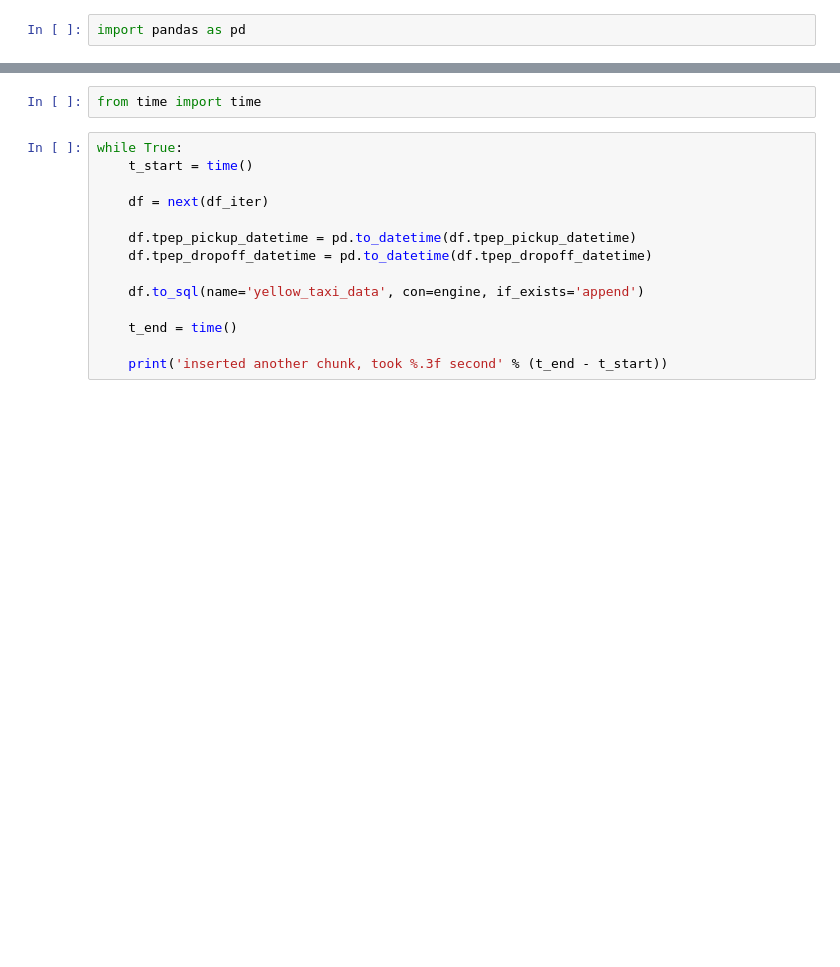
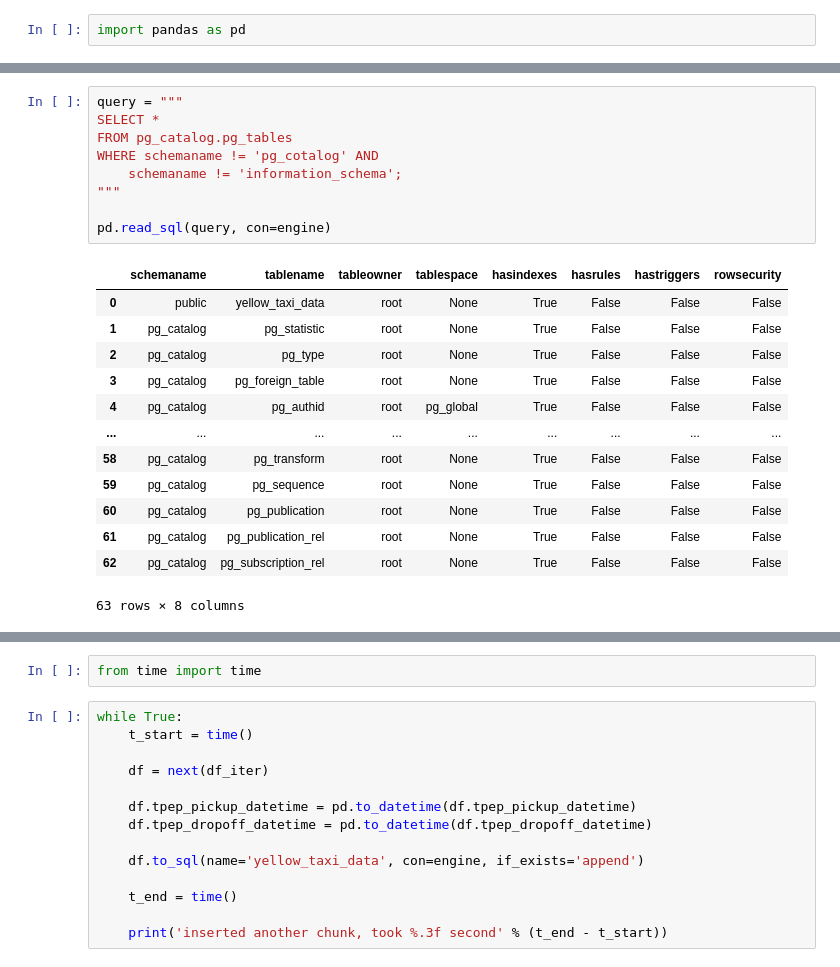
Before and after one commit to yxing9/data-engineering-camp, a Jupyter notebook: week_1_basics_n_setup/2_docker_sql/upload-data.ipynb, the cells around one changed output, grey strips where cells are left out. Saved outputs shown, nothing was run; the diff lists cells and outputs as text; blank space fills up the shorter version.

```diff
--- a/week_1_basics_n_setup/2_docker_sql/upload-data.ipynb
+++ b/week_1_basics_n_setup/2_docker_sql/upload-data.ipynb
@@ -11 +82,24 @@ FileNotFoundError: [Errno 2] No such file or directory: 'yellow_tripdata_2021-01
+# %%
+query = """
+SELECT *
+FROM pg_catalog.pg_tables
+WHERE schemaname != 'pg_cotalog' AND
+    schemaname != 'information_schema';
+"""
+
+pd.read_sql(query, con=engine)
+# %% [output]
+|  | schemaname | tablename | tableowner | tablespace | hasindexes | hasrules | hastriggers | rowsecurity |
+| 0 | public | yellow_taxi_data | root | None | True | False | False | False |
+| 1 | pg_catalog | pg_statistic | root | None | True | False | False | False |
+| 2 | pg_catalog | pg_type | root | None | True | False | False | False |
+| 3 | pg_catalog | pg_foreign_table | root | None | True | False | False | False |
+| 4 | pg_catalog | pg_authid | root | pg_global | True | False | False | False |
+| ... | ... | ... | ... | ... | ... | ... | ... | ... |
+| 58 | pg_catalog | pg_transform | root | None | True | False | False | False |
+| 59 | pg_catalog | pg_sequence | root | None | True | False | False | False |
+| 60 | pg_catalog | pg_publication | root | None | True | False | False | False |
+| 61 | pg_catalog | pg_publication_rel | root | None | True | False | False | False |
+| 62 | pg_catalog | pg_subscription_rel | root | None | True | False | False | False |
+63 rows × 8 columns
 # %%
```
Also changed, not shown: parts of 36 cells of this notebook, 8 other files.
